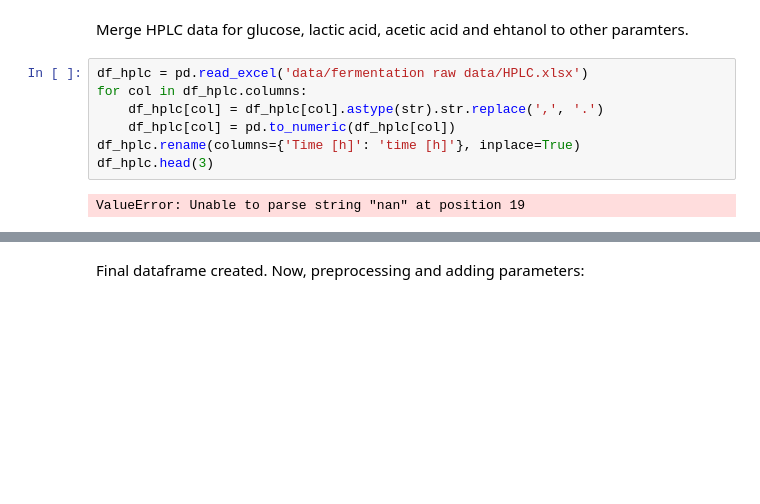
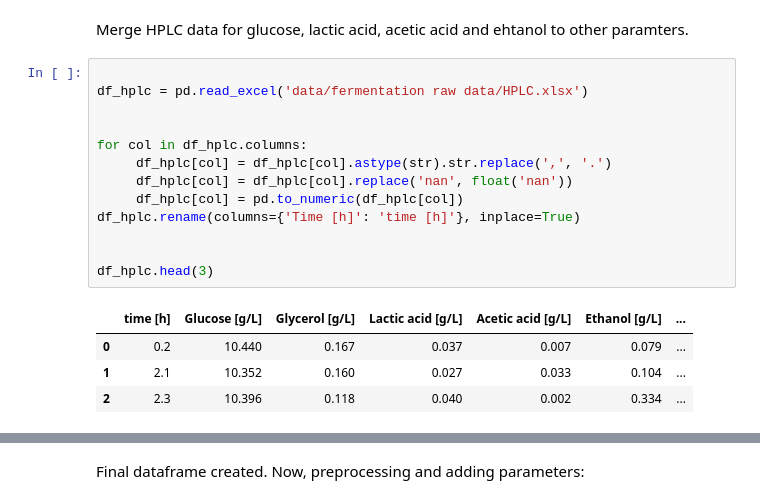
Before and after one commit to boripf/hybrid-model-corynebacterium, a Jupyter notebook: A_preprocessing.ipynb, the cells around one changed output, grey strips where cells are left out. Drawn from its saved outputs; the diff is of its cells as text; blank space fills up the shorter version.

```diff
--- a/A_preprocessing.ipynb
+++ b/A_preprocessing.ipynb
@@ -137,11 +137,20 @@ df_biomass.head(1)
 # %% [markdown]
 Merge HPLC data for glucose, lactic acid, acetic acid and ehtanol to other paramters.
 # %%
+
 df_hplc = pd.read_excel('data/fermentation raw data/HPLC.xlsx')
+
+
 for col in df_hplc.columns:
-    df_hplc[col] = df_hplc[col].astype(str).str.replace(',', '.')
-    df_hplc[col] = pd.to_numeric(df_hplc[col])
+     df_hplc[col] = df_hplc[col].astype(str).str.replace(',', '.')
+     df_hplc[col] = df_hplc[col].replace('nan', float('nan'))
+     df_hplc[col] = pd.to_numeric(df_hplc[col])
 df_hplc.rename(columns={'Time [h]': 'time [h]'}, inplace=True)
+
+
 df_hplc.head(3)
 # %% [output]
-ValueError: Unable to parse string "nan" at position 19
+|  | time [h] | Glucose [g/L] | Glycerol [g/L] | Lactic acid [g/L] | Acetic acid [g/L] | Ethanol [g/L] | ... |
+| 0 | 0.2 | 10.440 | 0.167 | 0.037 | 0.007 | 0.079 | ... |
+| 1 | 2.1 | 10.352 | 0.160 | 0.027 | 0.033 | 0.104 | ... |
+| 2 | 2.3 | 10.396 | 0.118 | 0.040 | 0.002 | 0.334 | ... |
```
Also changed, not shown: parts of 15 cells of this notebook, 17 other files.
